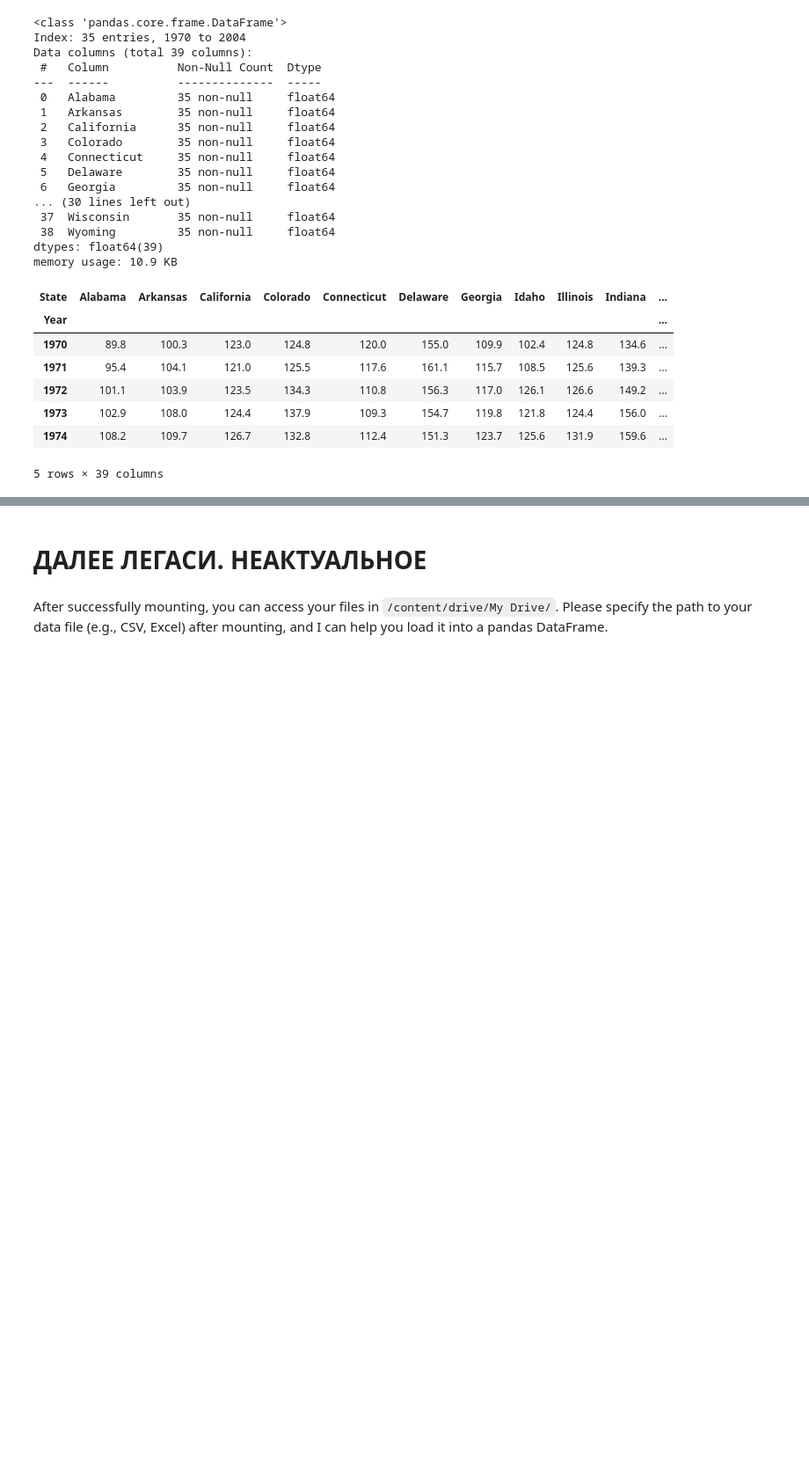
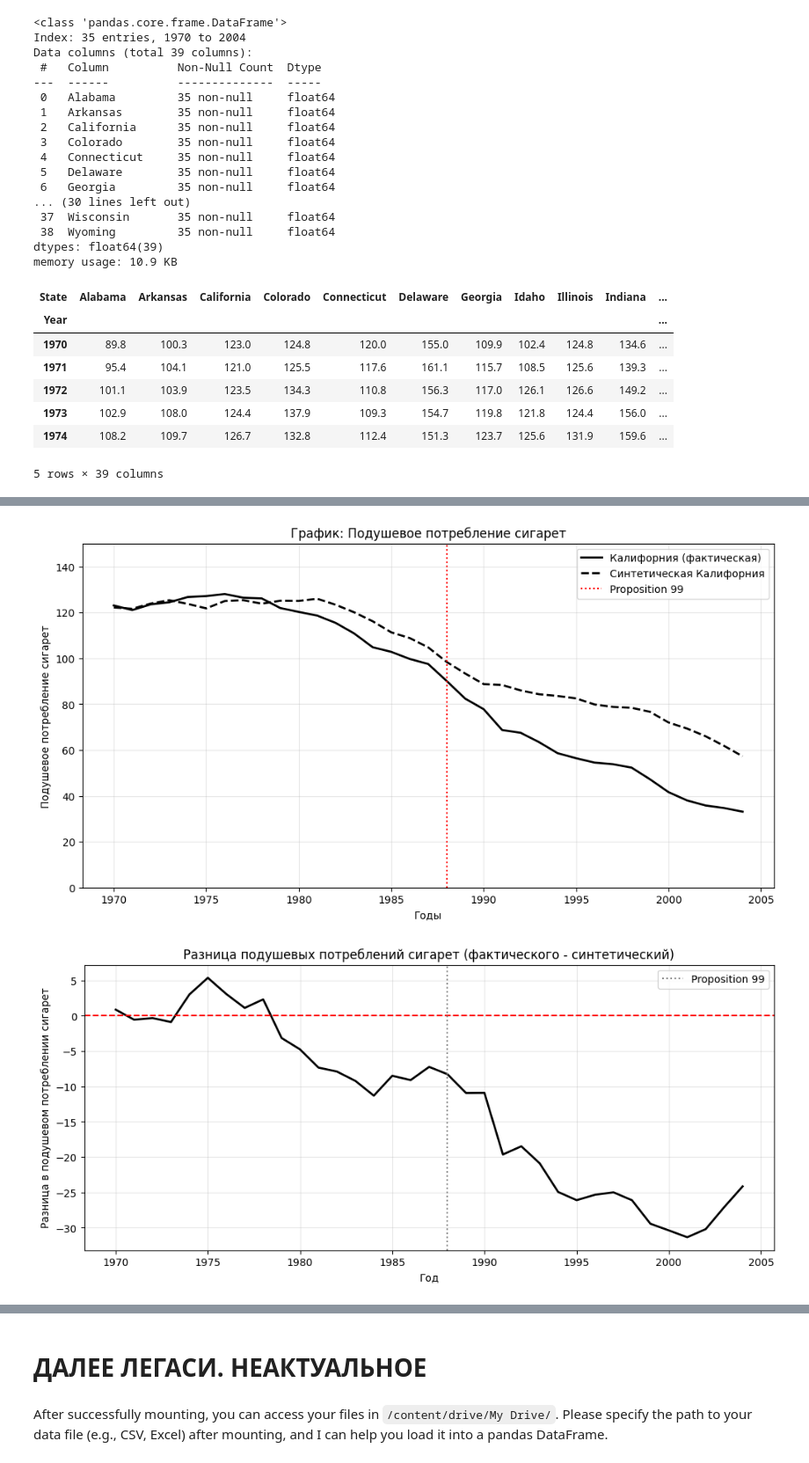
Before and after one commit to Altay02/SCMCourseWork, a Jupyter notebook: cigarette.ipynb, the cells around one changed output, grey strips where cells are left out. Shown at 88% size. Drawn from its saved outputs; the diff is of its cells as text; code cells hidden in the pictures; blank space fills up the shorter version.

```diff
--- a/cigarette.ipynb
+++ b/cigarette.ipynb
@@ -138,7 +138,7 @@ else:
 # Теперь мы можем импортировать функцию из нашего модуля
 from scmsolver2 import synth_tables
 
-germany_table = synth_tables(primary_predictors_df,
+prop99_table = synth_tables(primary_predictors_df,
                              primary_outcomes_df,
                              'California',
                              primary_predictors_df.columns.drop('California').tolist(),
@@ -155,7 +155,7 @@ def plot(synth_tables):
     plt.legend(loc='upper left')
     plt.show()
 
-plot(germany_table)
+plot(prop99_table)
 # %% [output]
 Predictors Table
 ---
@@ -177,0 +191,39 @@ Outcomes Table
+# %%
+import matplotlib.pyplot as plt
+import numpy as np
+import pandas as pd
+# germany_table = synth_Y1, Y1, matrix_V, vector_W, predictors_table, outcomes_table
+# 1. Расчет временного ряда на основе весов Абади
+years = np.arange(1970, 2005)
+# Y_0_synth_abadie = Y_1_cigarette @ W_opt_abadie
+Y1_synth = prop99_table[0]
+Y1 = prop99_table[1]
+# 2. Построение графика: Реальная vs Синтетическая Калифорния
+plt.figure(figsize=(12, 6))
+plt.plot(years, Y1, 'k-', label='Калифорния (фактическая)', linewidth=2)
+plt.plot(years, Y1_synth, 'k--', label='Синтетическая Калифорния', linewidth=2)
+plt.axvline(x=1988, color='red', linestyle=':', label='Proposition 99')
+plt.title('График: Подушевое потребление сигарет')
+plt.xlabel('Годы')
+plt.ylabel('Подушевое потребление сигарет')
+plt.ylim(0, 150)
+plt.legend()
+plt.grid(True, alpha=0.3)
+plt.show()
+
+# 3. График разности (Gap Plot)
+gap_abadie = Y1 - Y1_synth
+
+plt.figure(figsize=(12, 5))
+plt.plot(years, gap_abadie, 'k-', linewidth=2)
+plt.axhline(y=0, color='red', linestyle='--')
+plt.axvline(x=1988, color='gray', linestyle=':', label='Proposition 99')
+plt.title('Разница подушевых потреблений сигарет (фактического - синтетический)')
+plt.xlabel('Год')
+plt.ylabel('Разница в подушевом потреблении сигарет')
+plt.grid(True, alpha=0.3)
+plt.legend()
+plt.show()
+# %% [output]
+[figure, added]
+[figure, added]
```
Also changed, not shown: parts of 6 cells of this notebook.
